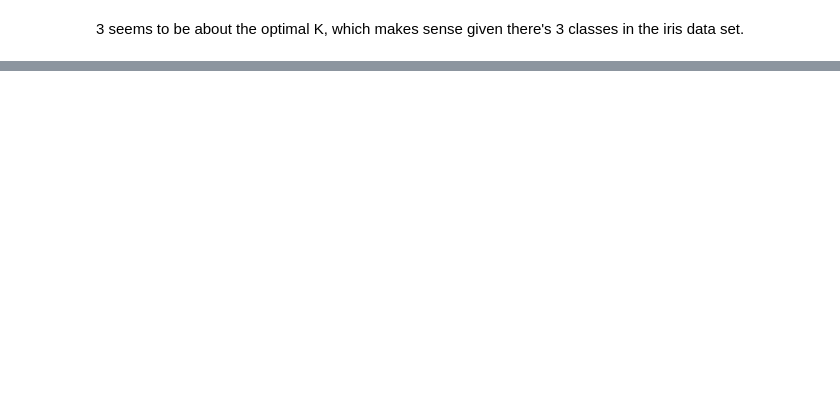
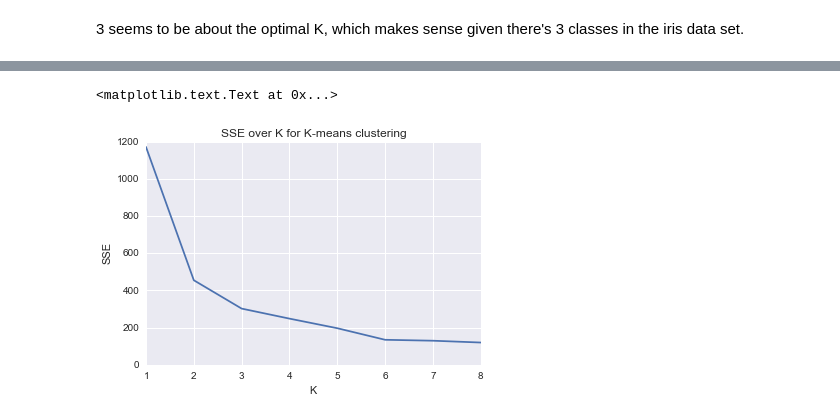
Before and after one commit to rhiever/big-data-hw, a Jupyter notebook: K-means clustering.ipynb, the cells around one changed output, grey strips where cells are left out. Cells and saved outputs as stored; diff of their text form; code cells hidden in the pictures; blank space fills up the shorter version.

```diff
--- a/K-means clustering.ipynb
+++ b/K-means clustering.ipynb
@@ -176,0 +177,9 @@ plt.ylabel("SSE")
+# %%
+%matplotlib inline
+import matplotlib.pyplot as plt
+import numpy as np
+import pandas as pd
+import seaborn as sb
+
+wheres_waldo_locations = pd.read_csv("wheres-waldo-locations.csv")
+wheres_waldo_locations.head(5)
@@ -176,0 +301,14 @@ plt.ylabel("SSE")
+# %%
+K_SSE = []
+
+for K in range(1, 9):
+    K_SSE.append(K_means_cluster(all_points, K))
+
+plt.figure()
+plt.plot(range(1, 9), K_SSE)
+plt.title("SSE over K for K-means clustering")
+plt.xlabel("K")
+plt.ylabel("SSE")
+# %% [output]
+<matplotlib.text.Text at 0x...>
+[figure, added]
```
Also changed, not shown: parts of 7 cells of this notebook, 2 other files.
